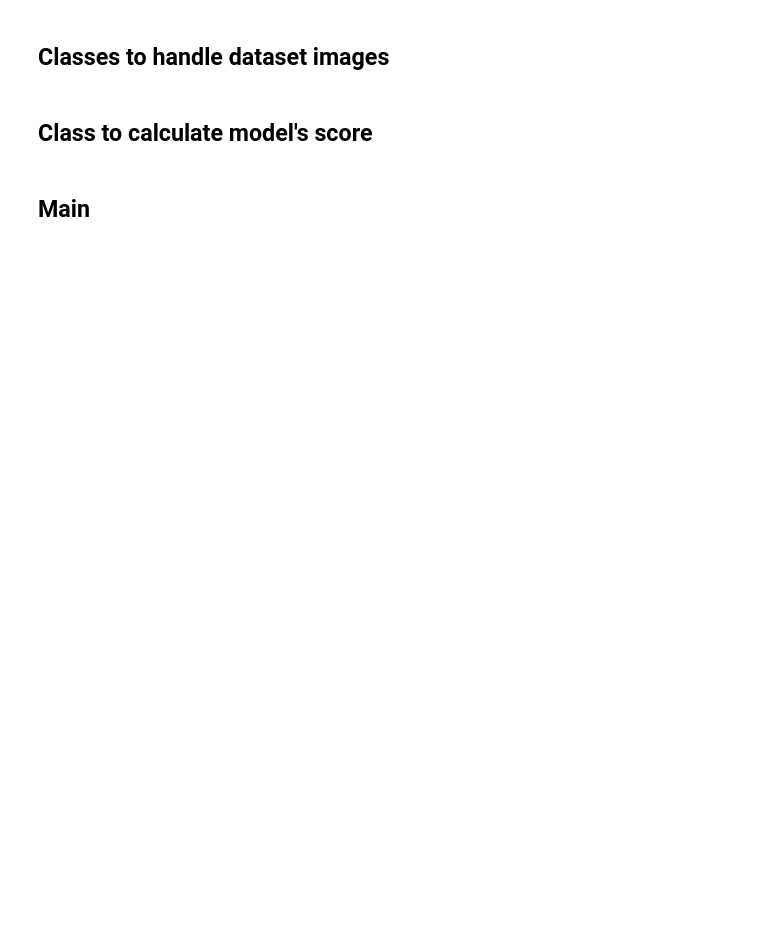
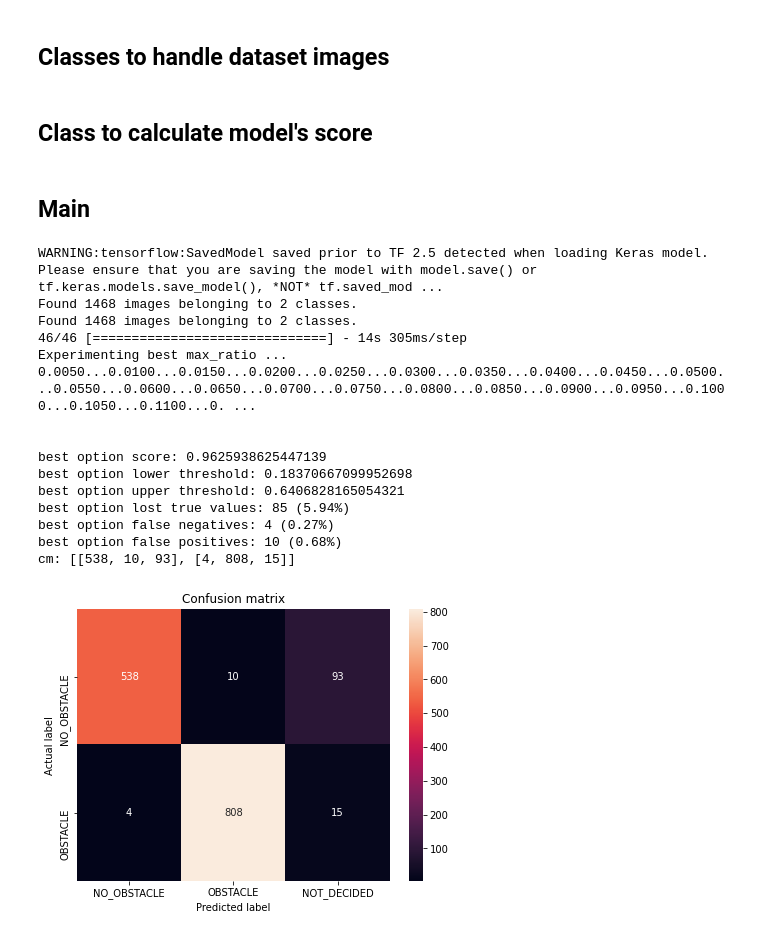
Before and after one commit to dnrevital/DL_utils, a Jupyter notebook: model_evaluation_ggm.ipynb, the cells around one changed output. Saved outputs shown, nothing was run; the diff lists cells and outputs as text; code cells hidden in the pictures; blank space fills up the shorter version.

```diff
--- a/model_evaluation_ggm.ipynb
+++ b/model_evaluation_ggm.ipynb
@@ -692,8 +718,8 @@ class ModelScore():
 # %%
 # -- Variables --
 trial_component_display_name = None
-model_path = '/home/drevital/cs_video_processor/models/ggm_no_0_mask'
-dataset = '/home/drevital/obstacles_classification_datasets/ggm_no_0_mask/eval'
+model_path = '/home/drevital/cs_video_processor/models/humid_jan22_ggm'
+dataset = '/home/drevital/obstacles_classification_datasets/humid_jan22_ggm/eval'
 model_name = model_path.split('/')[-1]
 color_mode = 'grayscale'
 thresh_csv_fname = f'model_thresholds.{model_name}.csv'
@@ -770,32 +796,49 @@ for prediction in predictions:
                              lower_threshold < prediction < upper_threshold]
     predicted_classes.append(np.where(classification_states)[0][0])
 
 # -- Print confusion-matrix considering the older "no decision" thresholds
 handler.plot_cm_with_thresh(model_path,
                             labels,
                             predictions,
                             predicted_classes,
                             lower_threshold,
                             upper_threshold)
 
 if display_false_negatives:
     print('\nFALSE NEGATIVES\n')
     handler.display_false_negatives(predictions, filenames, lower_threshold)
 
 if display_false_positives:
     print('\nFALSE POSITIVES\n')
     handler.display_false_positives(predictions, filenames, upper_threshold)
 
 if display_not_decided:
     print('\nNOT DECIDED\n')
     handler.display_not_decided(predictions, filenames, lower_threshold, upper_threshold)
 
 print()
 
 # Retrieve model's metrics from SageMaker and write them to the handler's .csv file
 if trial_component_display_name:
     handler.write_metrics_to_csv(trial_component_display_name,
                              print_params=print_best_option_params)
 del handler
+# %% [output]
+WARNING:tensorflow:SavedModel saved prior to TF 2.5 detected when loading Keras model. Please ensure that you are saving the model with model.save() or tf.keras.models.save_model(), *NOT* tf.saved_mod ...
+Found 1468 images belonging to 2 classes.
+Found 1468 images belonging to 2 classes.
+46/46 [==============================] - 14s 305ms/step
+Experimenting best max_ratio ...
+0.0050...0.0100...0.0150...0.0200...0.0250...0.0300...0.0350...0.0400...0.0450...0.0500...0.0550...0.0600...0.0650...0.0700...0.0750...0.0800...0.0850...0.0900...0.0950...0.1000...0.1050...0.1100...0. ...
+
+
+best option score: 0.9625938625447139
+best option lower threshold: 0.18370667099952698
+best option upper threshold: 0.6406828165054321
+best option lost true values: 85 (5.94%)
+best option false negatives: 4 (0.27%)
+best option false positives: 10 (0.68%)
+cm: [[538, 10, 93], [4, 808, 15]]
+[figure, added]
 # %%
 max_lost_ratios
```
Also changed, not shown: parts of 3 cells of this notebook, 14 other files.
